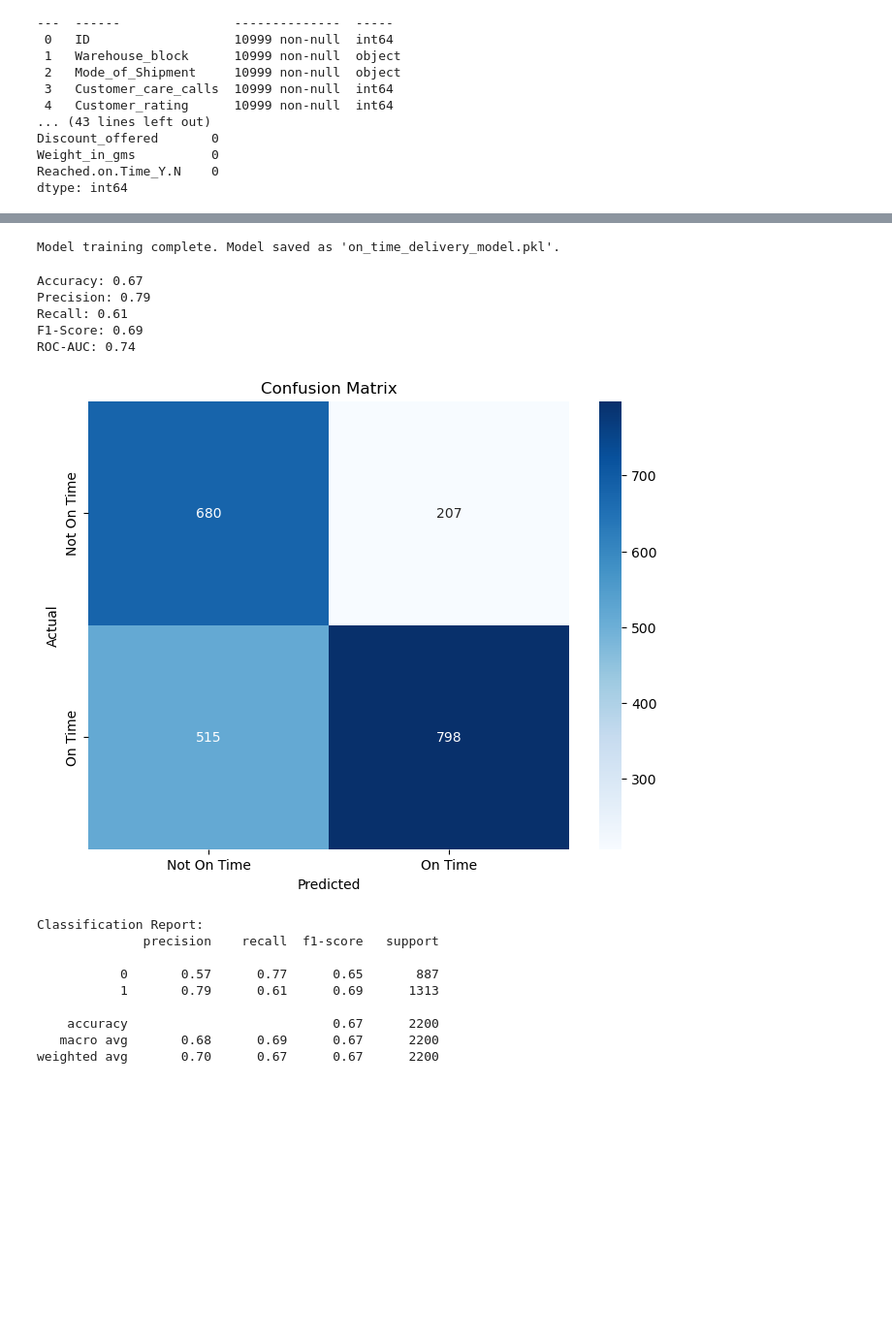
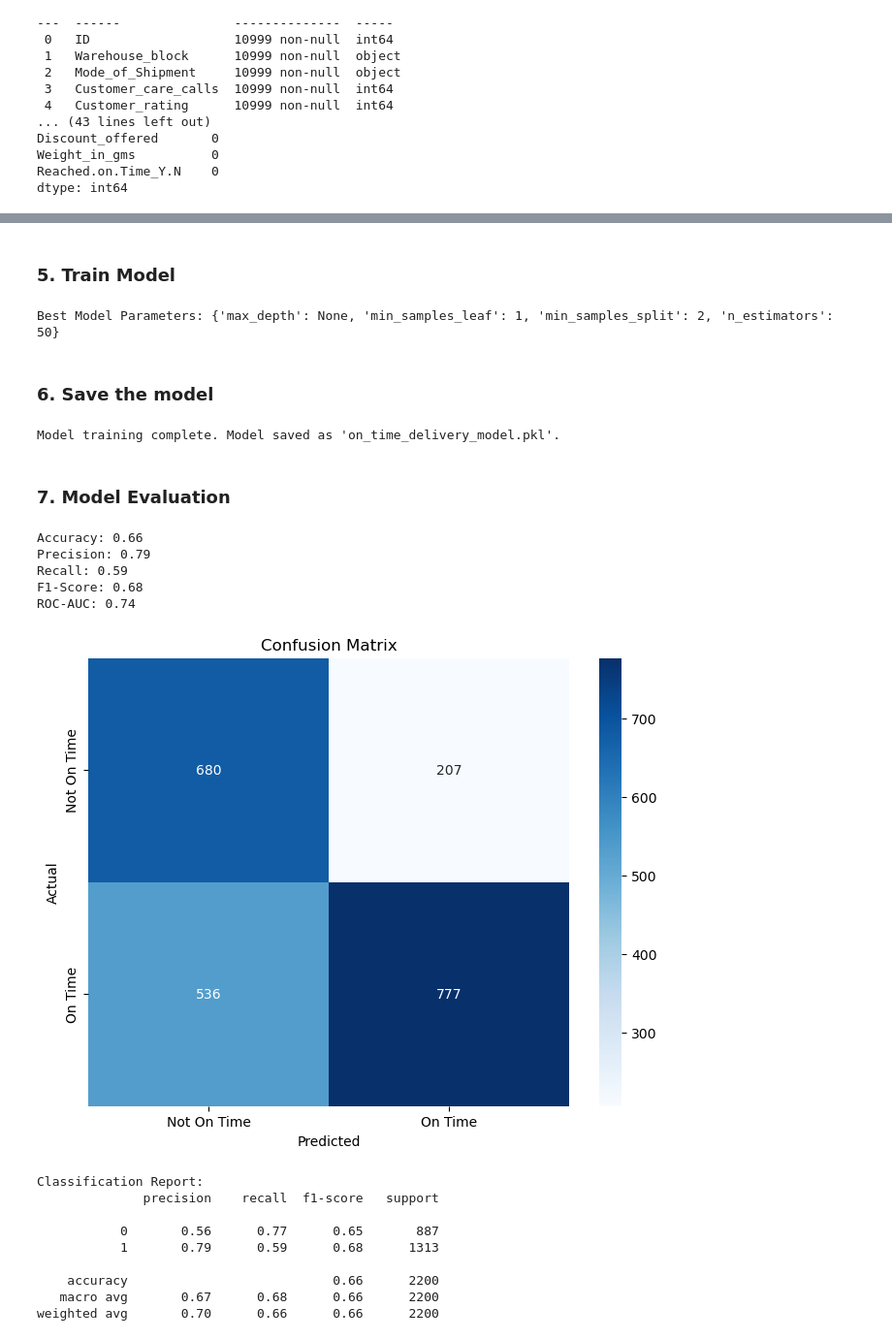
Before and after one commit to MiltonGreat/On-Time-Delivery-Prediction, a Jupyter notebook: On-Time Delivery Prediction.ipynb, the cells around one changed output, grey strips where cells are left out. Shown at 97% size. Cells and saved outputs as stored; diff of their text form; code cells hidden in the pictures; blank space fills up the shorter version.

```diff
--- a/On-Time Delivery Prediction.ipynb
+++ b/On-Time Delivery Prediction.ipynb
@@ -211,63 +116,77 @@ Testing Data Shape: (2200, 11)
+# %% [markdown]
+### 5. Train Model
+# %%
+# Model Training with Hyperparameter Tuning
+param_grid = {
+    'n_estimators': [50, 100, 200],
+    'max_depth': [None, 10, 20, 30],
+    'min_samples_split': [2, 5, 10],
+    'min_samples_leaf': [1, 2, 4]
+}
+
+model = RandomForestClassifier(random_state=42)
+grid_search = GridSearchCV(model, param_grid, cv=5, scoring='f1', n_jobs=-1)
+grid_search.fit(X_train_resampled, y_train_resampled)
+
+# Best model
+best_model = grid_search.best_estimator_
+print("\nBest Model Parameters:", grid_search.best_params_)
+# %% [output]
+Best Model Parameters: {'max_depth': None, 'min_samples_leaf': 1, 'min_samples_split': 2, 'n_estimators': 50}
+# %% [markdown]
+### 6. Save the model
 # %%
-# Model Training
-
-# Train Random Forest Classifier
-model = RandomForestClassifier(n_estimators=100, random_state=42)
-model.fit(X_train, y_train)
-
-# Save the model
-joblib.dump(model, 'on_time_delivery_model.pkl')
-
+joblib.dump(best_model, 'on_time_delivery_model.pkl')
 print("Model training complete. Model saved as 'on_time_delivery_model.pkl'.")
 # %% [output]
 Model training complete. Model saved as 'on_time_delivery_model.pkl'.
+# %% [markdown]
+### 7. Model Evaluation
 # %%
-# Model Evaluation
-
 def evaluate_model(model, X_test, y_test):
     predictions = model.predict(X_test)
     probabilities = model.predict_proba(X_test)[:, 1]  # Probability of the positive class
 
     # Classification Metrics
     accuracy = accuracy_score(y_test, predictions)
     precision = precision_score(y_test, predictions)
     recall = recall_score(y_test, predictions)
     f1 = f1_score(y_test, predictions)
     roc_auc = roc_auc_score(y_test, probabilities)
 
     print(f"Accuracy: {accuracy:.2f}")
     print(f"Precision: {precision:.2f}")
     print(f"Recall: {recall:.2f}")
     print(f"F1-Score: {f1:.2f}")
     print(f"ROC-AUC: {roc_auc:.2f}")
 
     # Confusion Matrix
     cm = confusion_matrix(y_test, predictions)
     plt.figure(figsize=(8, 6))
     sns.heatmap(cm, annot=True, fmt='d', cmap='Blues', xticklabels=['Not On Time', 'On Time'], yticklabels=['Not On Time', 'On Time'])
     plt.title('Confusion Matrix')
     plt.xlabel('Predicted')
     plt.ylabel('Actual')
     plt.show()
 
     # Classification Report
     print("\nClassification Report:")
     print(classification_report(y_test, predictions))
 
-evaluate_model(model, X_test, y_test)
+evaluate_model(best_model, X_test, y_test)
 # %% [output]
-Accuracy: 0.67
+Accuracy: 0.66
 Precision: 0.79
-Recall: 0.61
-F1-Score: 0.69
+Recall: 0.59
+F1-Score: 0.68
 ROC-AUC: 0.74
-[figure, old version]
+[figure, new version]
 Classification Report:
               precision    recall  f1-score   support
 
-           0       0.57      0.77      0.65       887
-           1       0.79      0.61      0.69      1313
+           0       0.56      0.77      0.65       887
+           1       0.79      0.59      0.68      1313
 
-    accuracy                           0.67      2200
-   macro avg       0.68      0.69      0.67      2200
-weighted avg       0.70      0.67      0.67      2200
+    accuracy                           0.66      2200
+   macro avg       0.67      0.68      0.66      2200
+weighted avg       0.70      0.66      0.66      2200
```
Also changed, not shown: parts of 14 cells of this notebook.
